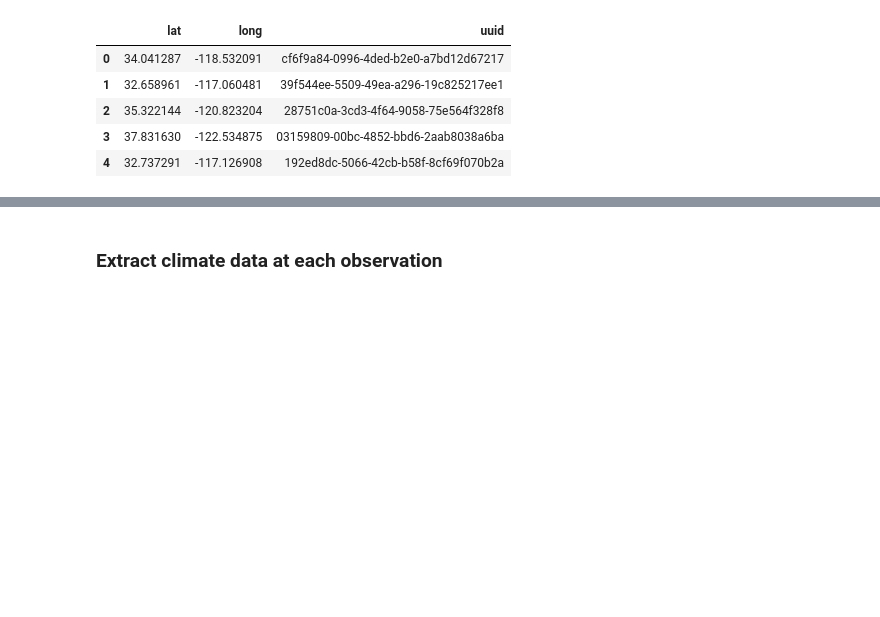
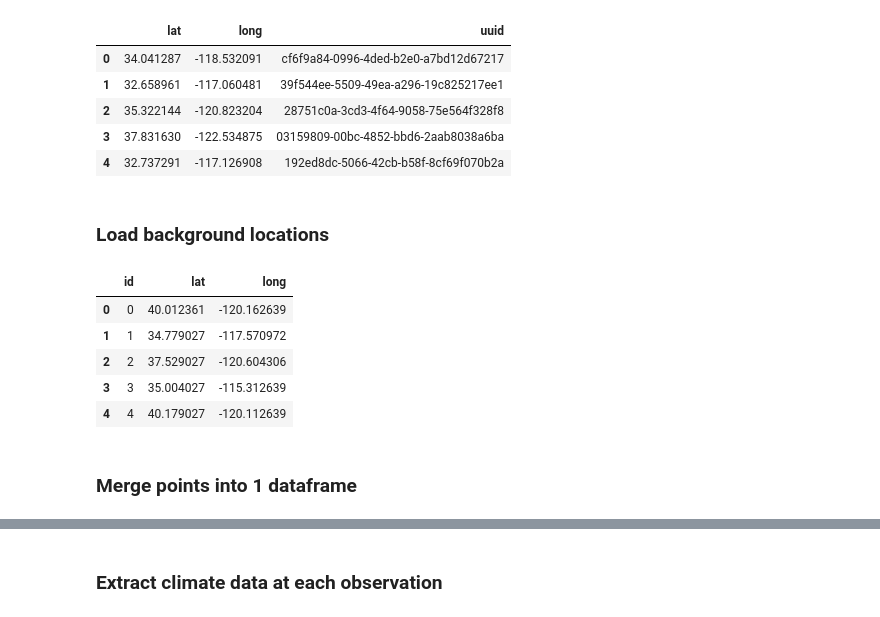
Before and after one commit to maggie-reiter/turfgrass-maps, a Jupyter notebook: kikuyugrass distribution/prep_climate_data.ipynb, the cells around one changed output, grey strips where cells are left out. Cells and saved outputs as stored; diff of their text form; code cells hidden in the pictures; blank space fills up the shorter version.

```diff
--- a/kikuyugrass distribution/prep_climate_data.ipynb
+++ b/kikuyugrass distribution/prep_climate_data.ipynb
@@ -177,3 +177,17 @@ location_data.head()
 | 2 | 35.322144 | -120.823204 | 28751c0a-3cd3-4f64-9058-75e564f328f8 |
 | 3 | 37.831630 | -122.534875 | 03159809-00bc-4852-bbd6-2aab8038a6ba |
 | 4 | 32.737291 | -117.126908 | 192ed8dc-5066-42cb-b58f-8cf69f070b2a |
+# %% [markdown]
+### Load background locations
+# %%
+background = pd.read_csv("./background_data_coords.csv")
+background.head()
+# %% [output]
+|  | id | lat | long |
+| 0 | 0 | 40.012361 | -120.162639 |
+| 1 | 1 | 34.779027 | -117.570972 |
+| 2 | 2 | 37.529027 | -120.604306 |
+| 3 | 3 | 35.004027 | -115.312639 |
+| 4 | 4 | 40.179027 | -120.112639 |
+# %% [markdown]
+### Merge points into 1 dataframe
```
Also changed, not shown: parts of 8 cells of this notebook, 2 other files.
